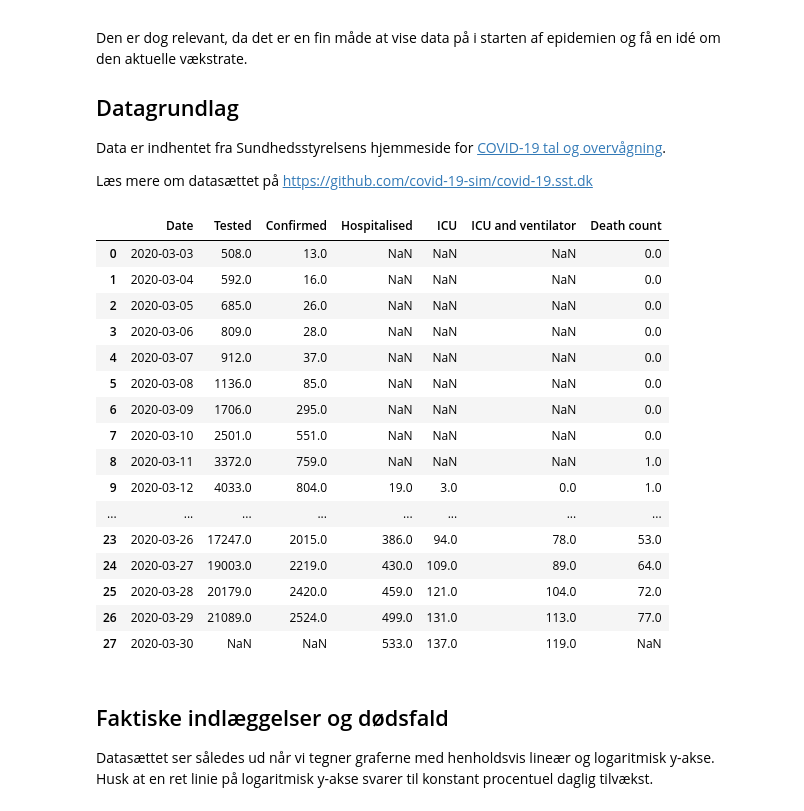
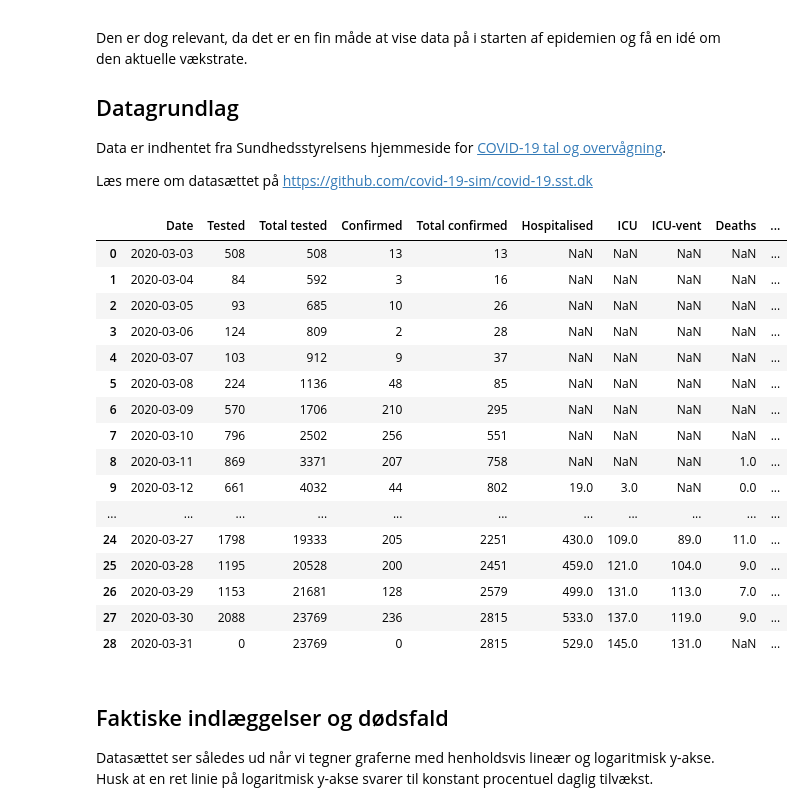
Before and after one commit to covid-19-sim/covid-19-dk, a Jupyter notebook: prognoser/eksponentiel_prognose.ipynb, the cells around one changed output. Saved outputs shown, nothing was run; the diff lists cells and outputs as text; code cells hidden in the pictures.

```diff
--- a/prognoser/eksponentiel_prognose.ipynb
+++ b/prognoser/eksponentiel_prognose.ipynb
@@ -30,27 +30,27 @@ import matplotlib.dates as mdates
 import seaborn as sns
 import scipy.optimize
 # %%
-df = pd.read_csv('https://raw.githubusercontent.com/covid-19-sim/covid-19.sst.dk/master/covid-19-dk.csv',
+df = pd.read_csv('https://raw.githubusercontent.com/covid-19-sim/covid-19.sst.dk/master/total-covid-19-dk.csv',
                  parse_dates=['Date'])
 
 df.head(1000)
 # %% [output]
-|  | Date | Tested | Confirmed | Hospitalised | ICU | ICU and ventilator | Death count |
-| 0 | 2020-03-03 | 508.0 | 13.0 | NaN | NaN | NaN | 0.0 |
-| 1 | 2020-03-04 | 592.0 | 16.0 | NaN | NaN | NaN | 0.0 |
-| 2 | 2020-03-05 | 685.0 | 26.0 | NaN | NaN | NaN | 0.0 |
-| 3 | 2020-03-06 | 809.0 | 28.0 | NaN | NaN | NaN | 0.0 |
-| 4 | 2020-03-07 | 912.0 | 37.0 | NaN | NaN | NaN | 0.0 |
-| 5 | 2020-03-08 | 1136.0 | 85.0 | NaN | NaN | NaN | 0.0 |
-| 6 | 2020-03-09 | 1706.0 | 295.0 | NaN | NaN | NaN | 0.0 |
-| 7 | 2020-03-10 | 2501.0 | 551.0 | NaN | NaN | NaN | 0.0 |
-| 8 | 2020-03-11 | 3372.0 | 759.0 | NaN | NaN | NaN | 1.0 |
-| 9 | 2020-03-12 | 4033.0 | 804.0 | 19.0 | 3.0 | 0.0 | 1.0 |
-| ... | ... | ... | ... | ... | ... | ... | ... |
-| 23 | 2020-03-26 | 17247.0 | 2015.0 | 386.0 | 94.0 | 78.0 | 53.0 |
-| 24 | 2020-03-27 | 19003.0 | 2219.0 | 430.0 | 109.0 | 89.0 | 64.0 |
-| 25 | 2020-03-28 | 20179.0 | 2420.0 | 459.0 | 121.0 | 104.0 | 72.0 |
-| 26 | 2020-03-29 | 21089.0 | 2524.0 | 499.0 | 131.0 | 113.0 | 77.0 |
-| 27 | 2020-03-30 | NaN | NaN | 533.0 | 137.0 | 119.0 | NaN |
+|  | Date | Tested | Total tested | Confirmed | Total confirmed | Hospitalised | ICU | ICU-vent | Deaths | ... |
+| 0 | 2020-03-03 | 508 | 508 | 13 | 13 | NaN | NaN | NaN | NaN | ... |
+| 1 | 2020-03-04 | 84 | 592 | 3 | 16 | NaN | NaN | NaN | NaN | ... |
+| 2 | 2020-03-05 | 93 | 685 | 10 | 26 | NaN | NaN | NaN | NaN | ... |
+| 3 | 2020-03-06 | 124 | 809 | 2 | 28 | NaN | NaN | NaN | NaN | ... |
+| 4 | 2020-03-07 | 103 | 912 | 9 | 37 | NaN | NaN | NaN | NaN | ... |
+| 5 | 2020-03-08 | 224 | 1136 | 48 | 85 | NaN | NaN | NaN | NaN | ... |
+| 6 | 2020-03-09 | 570 | 1706 | 210 | 295 | NaN | NaN | NaN | NaN | ... |
+| 7 | 2020-03-10 | 796 | 2502 | 256 | 551 | NaN | NaN | NaN | NaN | ... |
+| 8 | 2020-03-11 | 869 | 3371 | 207 | 758 | NaN | NaN | NaN | 1.0 | ... |
+| 9 | 2020-03-12 | 661 | 4032 | 44 | 802 | 19.0 | 3.0 | NaN | 0.0 | ... |
+| ... | ... | ... | ... | ... | ... | ... | ... | ... | ... | ... |
+| 24 | 2020-03-27 | 1798 | 19333 | 205 | 2251 | 430.0 | 109.0 | 89.0 | 11.0 | ... |
+| 25 | 2020-03-28 | 1195 | 20528 | 200 | 2451 | 459.0 | 121.0 | 104.0 | 9.0 | ... |
+| 26 | 2020-03-29 | 1153 | 21681 | 128 | 2579 | 499.0 | 131.0 | 113.0 | 7.0 | ... |
+| 27 | 2020-03-30 | 2088 | 23769 | 236 | 2815 | 533.0 | 137.0 | 119.0 | 9.0 | ... |
+| 28 | 2020-03-31 | 0 | 23769 | 0 | 2815 | 529.0 | 145.0 | 131.0 | NaN | ... |
 # %%
 # Kontroller at data har det forventede format
```
Also changed, not shown: parts of 6 cells of this notebook.
